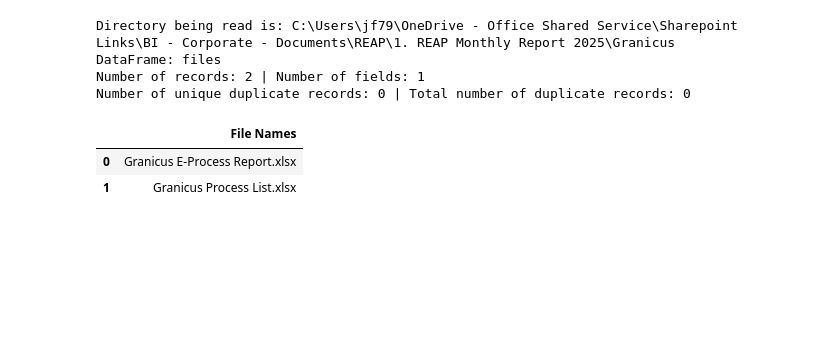
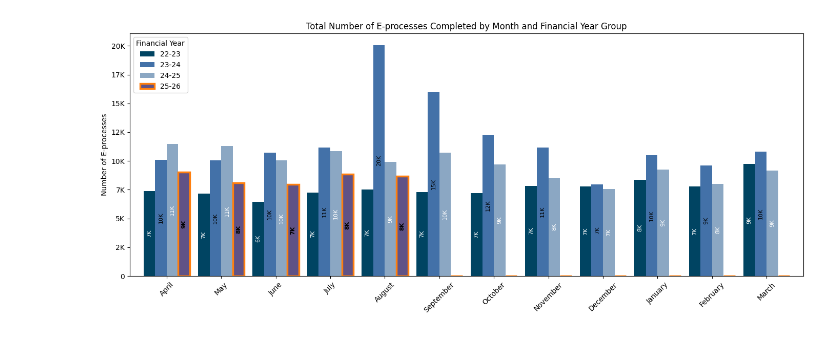
Before and after one commit to LBHF-JamalFazaldin/REAP-Analytics, a Jupyter notebook: REAP_notebooks/granicus_cases.ipynb, the cells around one changed output. Saved outputs shown, nothing was run; the diff lists cells and outputs as text; code cells hidden in the pictures; blank space fills up the shorter version.

```diff
--- a/REAP_notebooks/granicus_cases.ipynb
+++ b/REAP_notebooks/granicus_cases.ipynb
@@ -104,21 +94,60 @@ End of data validation
+# %%
+# Base colors
+base_colors = ["#004c6d", "#4a7ebb", "#9bbad9", "#6b5b95"]
+
+# Dynamically generate colors for however many year groups exist
+n_years = len(forms_data.columns)
+colors = []
+for i in range(n_years):
+    base = mcolors.to_rgb(base_colors[i % len(base_colors)])
+    factor = 0.9 + 0.2 * (i // len(base_colors))  # lighten/darken cycles
+    colors.append(tuple(np.clip([c * factor for c in base], 0, 1)))
+
+# Plot grouped bar chart
+ax = forms_data.plot(kind='bar', figsize=(14,6), width=0.85, color=colors)
+
+# Highlight the last year group with a standout outline
+highlight_edge = "#ff7f0e"  # bright orange outline
+for patch in ax.containers[-1]:  # last year group bars
+    patch.set_edgecolor(highlight_edge)
+    patch.set_linewidth(2.5)
+
+# Alternate label colors (white/black)
+label_colors = ["white" if i % 2 == 0 else "black" for i in range(n_years)]
+
+# Add labels in the center of bars, omit zeros
+for idx, container in enumerate(ax.containers):
+    labels = []
+    for v in container.datavalues:
+        if v == 0 or np.isnan(v):
+            labels.append("")
+        elif v >= 1000:
+            labels.append(f"{int(v/1000)}K")
+        else:
+            labels.append(str(int(v)))
+    # Bold labels only for the last year group
+    weight_style = "bold" if idx == n_years - 1 else "normal"
+    ax.bar_label(container, labels=labels, label_type='center',
+                 fontsize=8, color=label_colors[idx],
+                 weight=weight_style, rotation=90)
+
+# Format y-axis labels with K
+ax.set_yticklabels([f"{int(y/1000)}K" if y >= 1000 else int(y) for y in ax.get_yticks()])
+ax.set_xlabel("")
+
+plt.ylabel('Number of E-processes')
+plt.title('Total Number of E-processes Completed by Month and Financial Year Group')
+plt.xticks(rotation=45)
+plt.legend(title='Financial Year', loc='upper left')
+plt.tight_layout()
+plt.show()
+# %% [output]
+[figure, added]
 # %%
 columns_to_drop = [
     'date_due_warn','date_due','citizen_id'
 ]
 granicus_case_data.drop(columns=columns_to_drop, inplace=True)
-# %%
-path_to_data = r"C:\Users\jf79\OneDrive - Office Shared Service\Sharepoint Links\BI - Corporate - Documents\REAP\1. REAP Monthly Report 2025\Granicus"
-mf.read_directory(directory=path_to_data)
-os.chdir(path_to_data)
-lookup_data = pd.read_excel("Granicus Process List.xlsx")
-# %% [output]
-Directory being read is: C:\Users\jf79\OneDrive - Office Shared Service\Sharepoint Links\BI - Corporate - Documents\REAP\1. REAP Monthly Report 2025\Granicus
-DataFrame: files
-Number of records: 2 | Number of fields: 1
-Number of unique duplicate records: 0 | Total number of duplicate records: 0
-|  | File Names |
-| 0 | Granicus E-Process Report.xlsx |
-| 1 | Granicus Process List.xlsx |
 # %%
 report_data = pd.merge(
     granicus_case_data, granicus_process_data,
```
Also changed, not shown: parts of 9 cells of this notebook, 6 other files.
